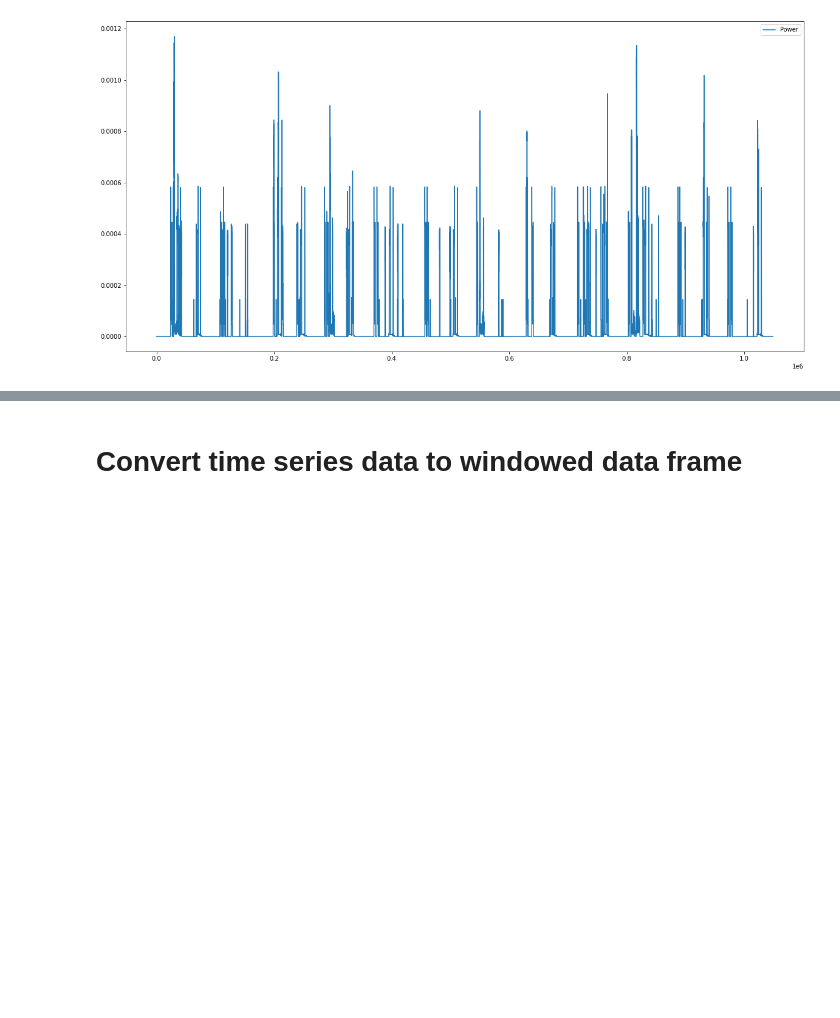
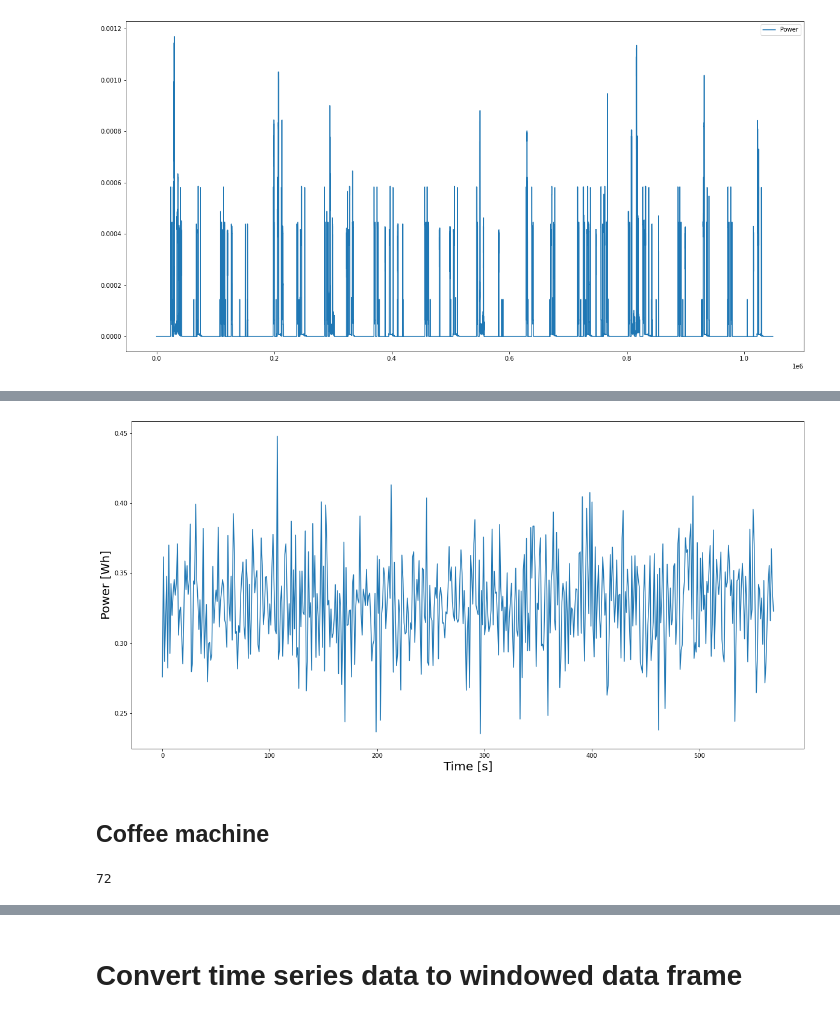
Before and after one commit to akletini/Forschungsprojekt, a Jupyter notebook: Main.ipynb, the cells around one changed output, grey strips where cells are left out. Drawn from its saved outputs; the diff is of its cells as text; code cells hidden in the pictures; blank space fills up the shorter version.

```diff
--- a/Main.ipynb
+++ b/Main.ipynb
@@ -71,0 +113,17 @@ df.iloc[25250:25350].plot(y=appliances, figsize=(20, 10))
+# %%
+plt.ylabel("Power [Wh]", fontsize=20)
+plt.xlabel("Time [s]", fontsize=20)
+df["Microwave"].iloc[42011:42581].mul(1000).plot(
+    y=appliances,
+    figsize=(20, 10),
+    use_index=False,
+)
+plt.savefig("microwave_2.png", bbox_inches="tight")
+# %% [output]
+[figure, added]
+# %% [markdown]
+## Coffee machine
+# %%
+24024 - 23952
+# %% [output]
+72
```
Also changed, not shown: parts of 20 cells of this notebook.
